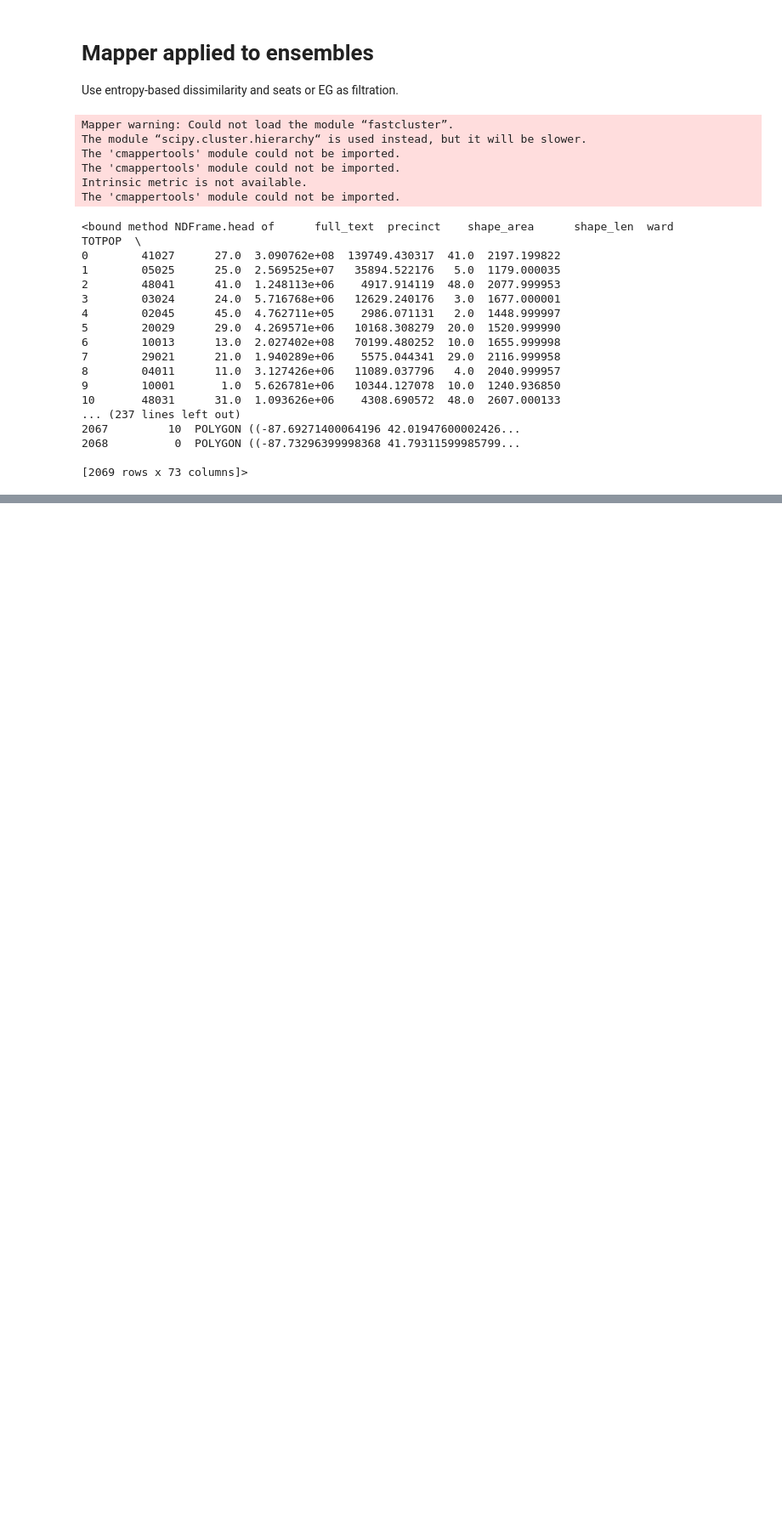
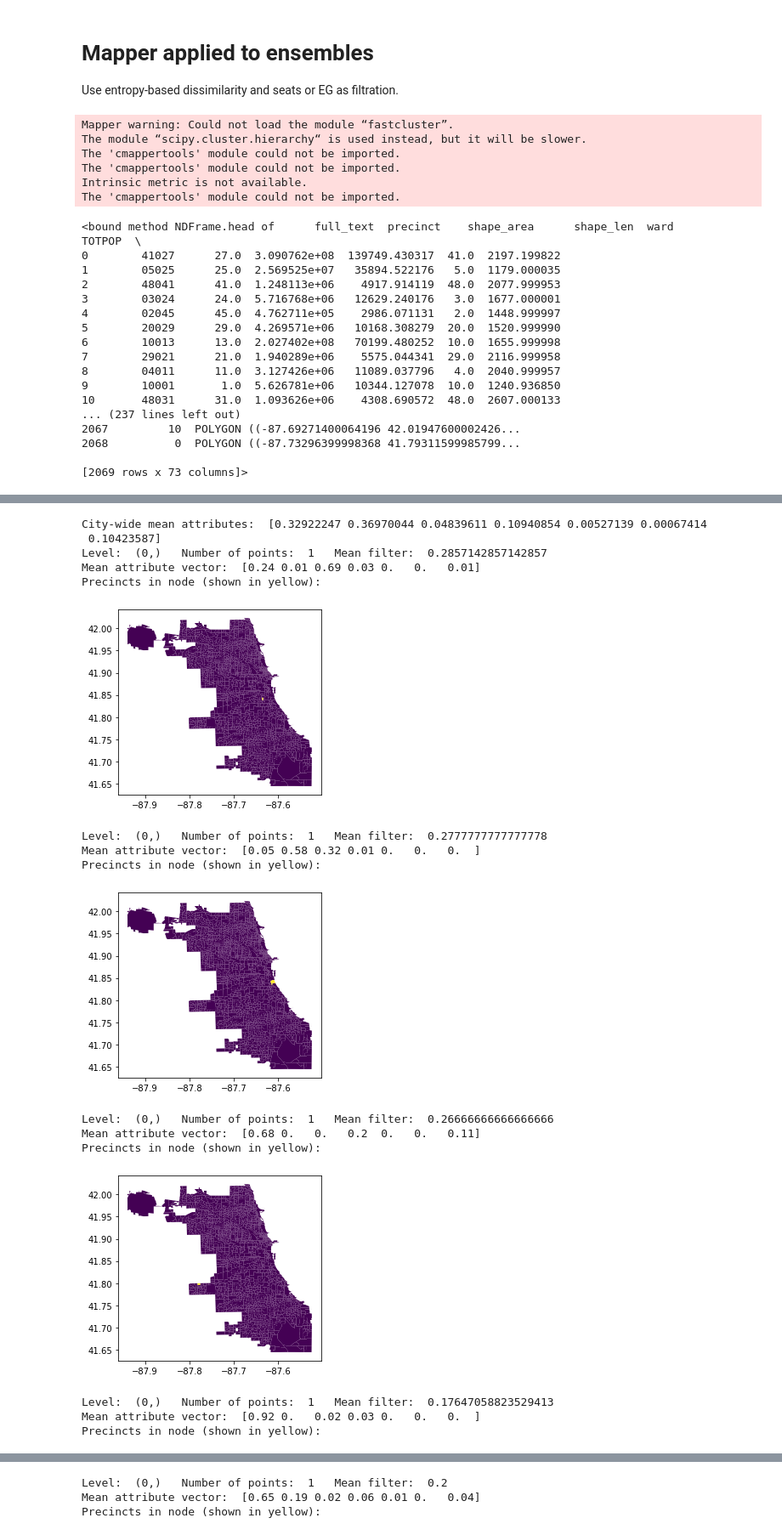
Before and after one commit to vrdi/TDAproject, a Jupyter notebook: Mapper_template-chicago.ipynb, the cells around one changed output, grey strips where cells are left out. Shown at 85% size. Cells and saved outputs as stored; diff of their text form; code cells hidden in the pictures; blank space fills up the shorter version.

```diff
--- a/Mapper_template-chicago.ipynb
+++ b/Mapper_template-chicago.ipynb
@@ -113,0 +135,36 @@ FileNotFoundError: [Errno 2] No such file or directory: 'neato': 'neato'
+# %%
+mean = np.zeros(len(demo_attrs))
+for i in range(len(demo_attrs)):
+        mean[i] = np.mean(demo_pt_cloud[:,i])
+print("City-wide mean attributes: ", mean)
+for node in maps.nodes:
+    mean = np.zeros(len(demo_attrs))
+    for i in range(len(demo_attrs)):
+        mean[i] = np.mean([demo_pt_cloud[z,i] for z in node.points])
+    ass = {x:0 for x in graph.nodes}
+    for i in node.points:
+        ass[i] = 1
+    geo = GeographicPartition(graph, ass)
+    print("Level: ", node.level, "  Number of points: ", len(node.points), "  Mean filter: ", node.attribute)
+    print("Mean attribute vector: ", np.round_(mean, decimals=2))
+    print("Precincts in node (shown in yellow):")
+    geo.plot(city)
+    plt.show()
+# %% [output]
+City-wide mean attributes:  [0.32922247 0.36970044 0.04839611 0.10940854 0.00527139 0.00067414
+ 0.10423587]
+Level:  (0,)   Number of points:  1   Mean filter:  0.2857142857142857
+Mean attribute vector:  [0.24 0.01 0.69 0.03 0.   0.   0.01]
+Precincts in node (shown in yellow):
+[figure, added]
+Level:  (0,)   Number of points:  1   Mean filter:  0.2777777777777778
+Mean attribute vector:  [0.05 0.58 0.32 0.01 0.   0.   0.  ]
+Precincts in node (shown in yellow):
+[figure, added]
+Level:  (0,)   Number of points:  1   Mean filter:  0.26666666666666666
+Mean attribute vector:  [0.68 0.   0.   0.2  0.   0.   0.11]
+Precincts in node (shown in yellow):
+[figure, added]
+Level:  (0,)   Number of points:  1   Mean filter:  0.17647058823529413
+Mean attribute vector:  [0.92 0.   0.02 0.03 0.   0.   0.  ]
+Precincts in node (shown in yellow):
@@ -113,0 +172,3 @@ FileNotFoundError: [Errno 2] No such file or directory: 'neato': 'neato'
+Level:  (0,)   Number of points:  1   Mean filter:  0.2
+Mean attribute vector:  [0.65 0.19 0.02 0.06 0.01 0.   0.04]
+Precincts in node (shown in yellow):
```
Also changed, not shown: parts of 9 cells of this notebook.
